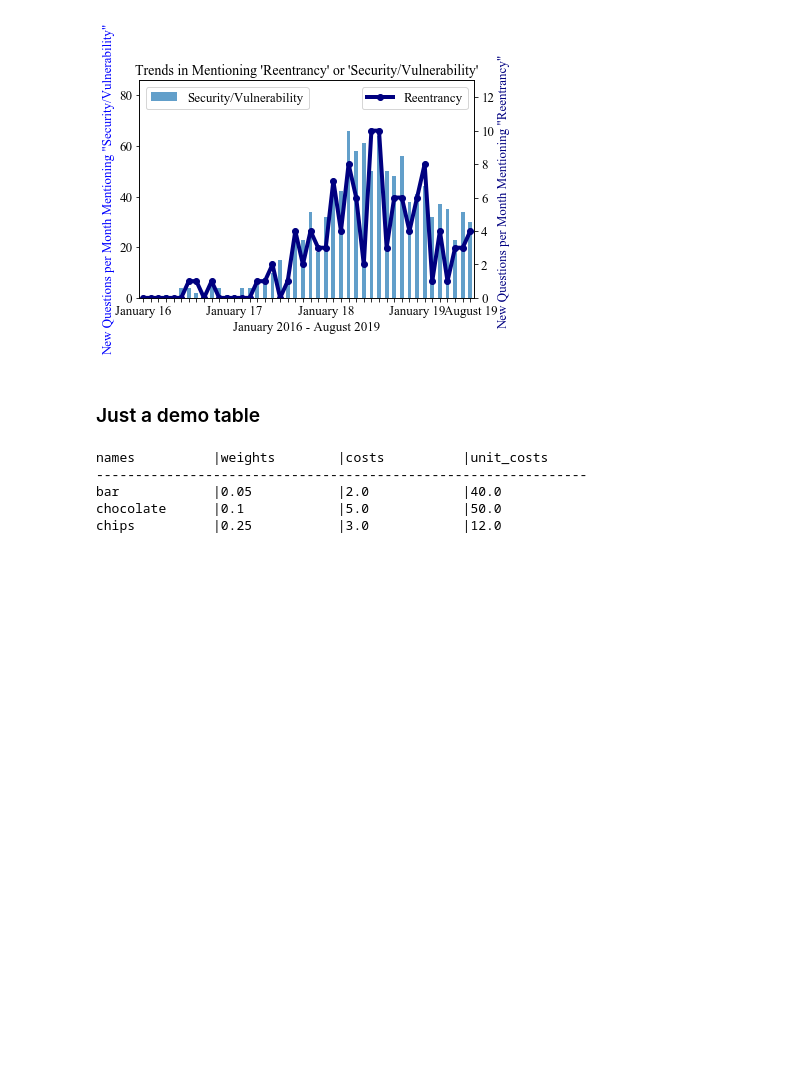
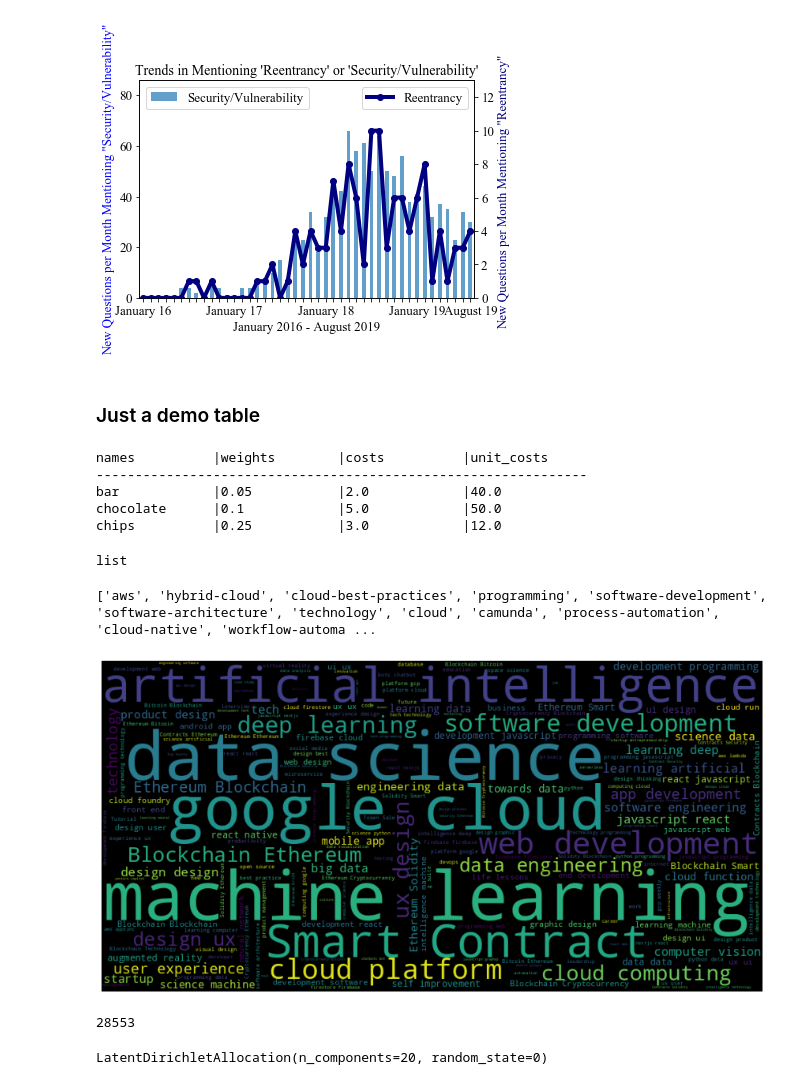
Before and after one commit to shantoroy/medium_blog_post_scrape, a Jupyter notebook: analysis/notebooks/Data Visualization.ipynb, the cells around one changed output. Cells and saved outputs as stored; diff of their text form; code cells hidden in the pictures; blank space fills up the shorter version.

```diff
--- a/analysis/notebooks/Data Visualization.ipynb
+++ b/analysis/notebooks/Data Visualization.ipynb
@@ -375,3 +375,37 @@ names          |weights        |costs          |unit_costs
 bar            |0.05           |2.0            |40.0
 chocolate      |0.1            |5.0            |50.0
 chips          |0.25           |3.0            |12.0
+# %%
+import matplotlib.pyplot as plt
+from wordcloud import WordCloud
+import pandas as pd
+
+data = pd.read_json("../../data/related_data_rm_duplicacy_final.json")
+# %%
+type(data.loc[2, 'tags'])
+# %% [output]
+list
+# %%
+import ast
+
+tag_list = []
+for i in range(len(data)):
+    try:
+        for tag in data.loc[i, 'tags']:
+            tag_list.append(tag)
+    except:
+        pass
+print(tag_list[:50])
+
+#convert list to string and generate
+unique_string=(" ").join(tag_list)
+wordcloud = WordCloud(width = 1000, height = 500).generate(unique_string)
+plt.figure(figsize=(15,8))
+plt.imshow(wordcloud)
+plt.axis("off")
+plt.savefig("../plots/tags_wordcloud"+".eps", bbox_inches='tight')
+plt.show()
+plt.close()
+# %% [output]
+['aws', 'hybrid-cloud', 'cloud-best-practices', 'programming', 'software-development', 'software-architecture', 'technology', 'cloud', 'camunda', 'process-automation', 'cloud-native', 'workflow-automa ...
+[figure, added]
@@ -377,0 +420,6 @@ chips          |0.25           |3.0            |12.0
+# %%
+data = pd.read_json("../../data/related_data_rm_duplicacy_final.json")
+docs_raw = data.content
+print(len(docs_raw))
+# %% [output]
+28553
@@ -377,0 +436,9 @@ chips          |0.25           |3.0            |12.0
+# %%
+# for TF DTM
+lda_tf = LatentDirichletAllocation(n_components=20, random_state=0)
+lda_tf.fit(dtm_tf)
+# for TFIDF DTM
+lda_tfidf = LatentDirichletAllocation(n_components=20, random_state=0)
+lda_tfidf.fit(dtm_tfidf)
+# %% [output]
+LatentDirichletAllocation(n_components=20, random_state=0)
```
Also changed, not shown: parts of 4 cells of this notebook, 21 other files.
